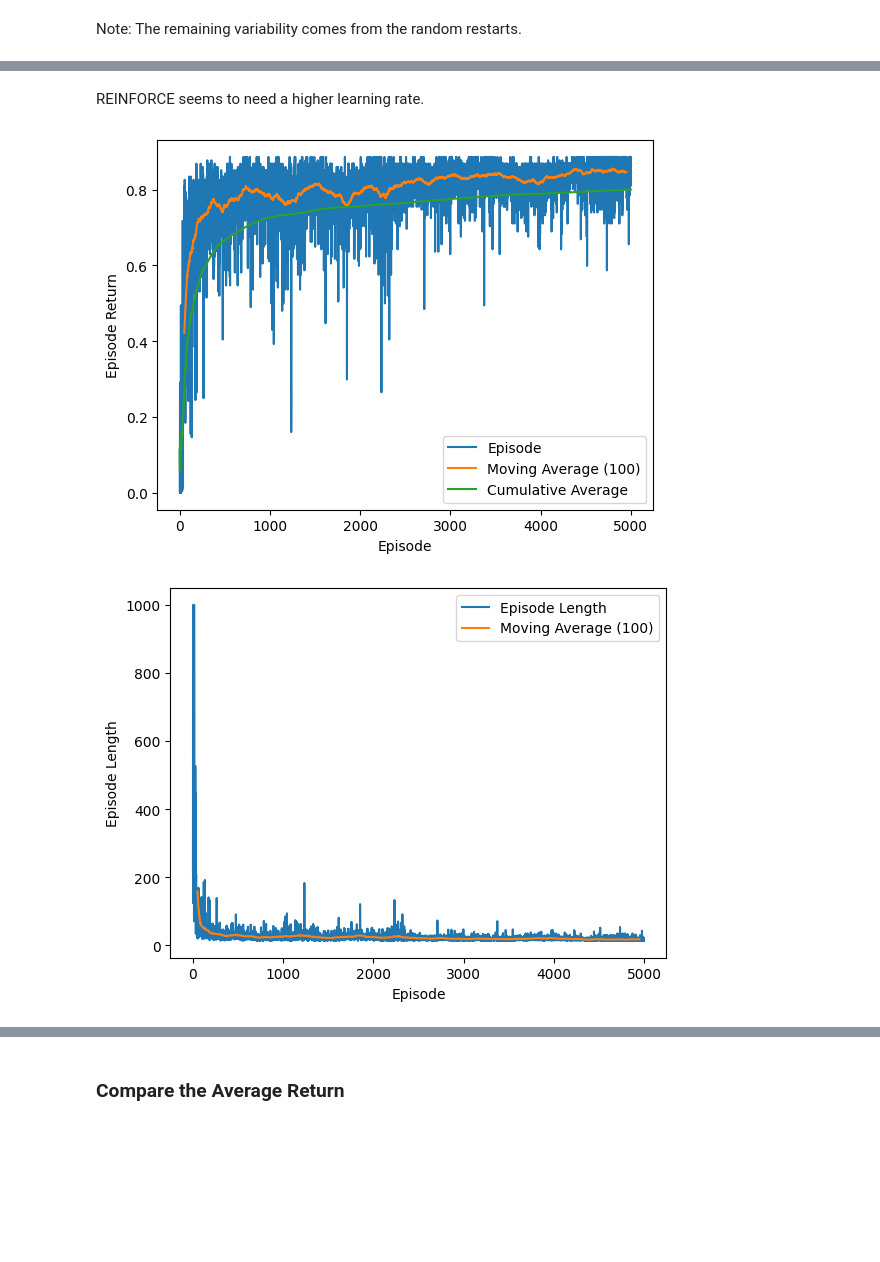
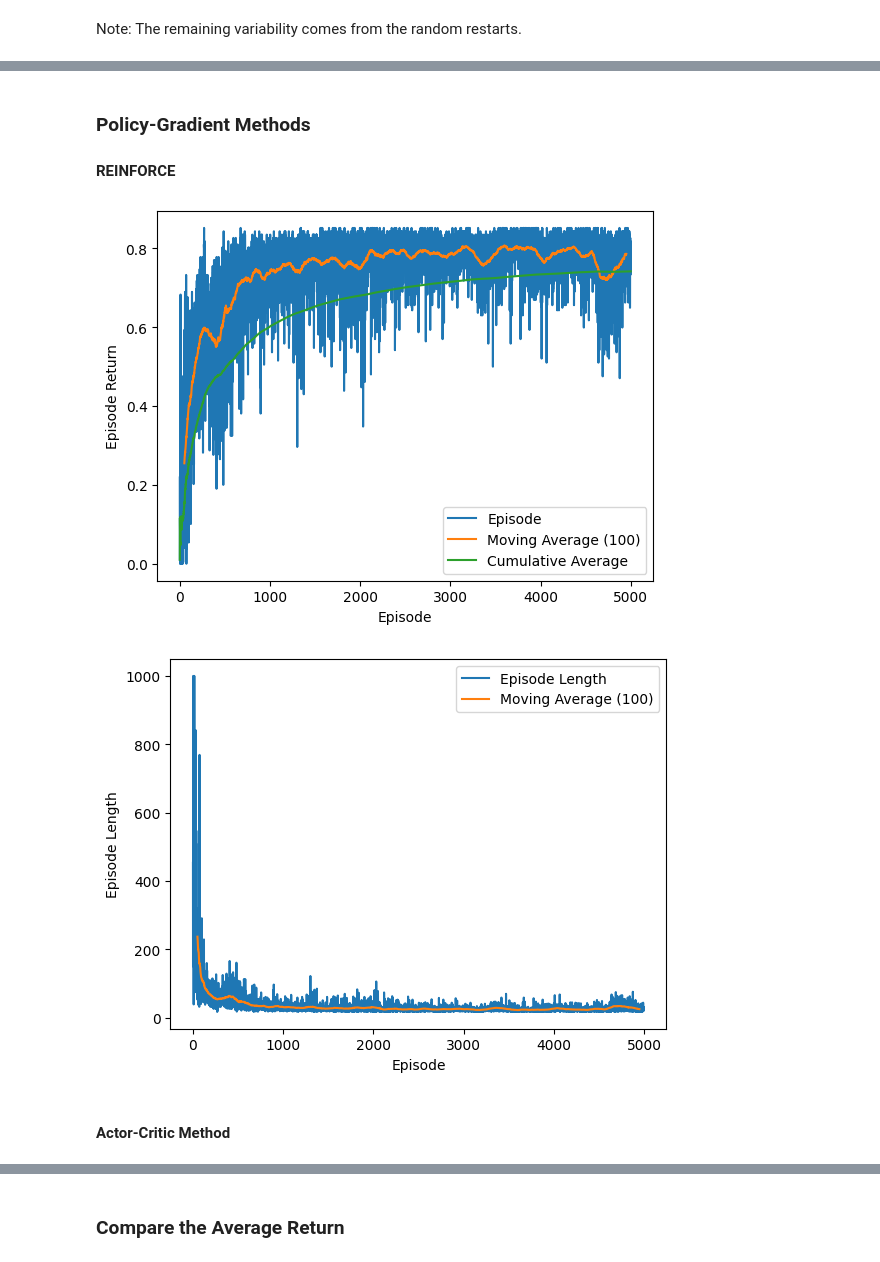
Before and after one commit to mhahsler/Introduction_to_Reinforcement_Learning, a Jupyter notebook: Policy_Gradient/L-Maze_Comparison.ipynb, the cells around one changed output, grey strips where cells are left out. Cells and saved outputs as stored; diff of their text form; code cells hidden in the pictures; blank space fills up the shorter version.

```diff
--- a/Policy_Gradient/L-Maze_Comparison.ipynb
+++ b/Policy_Gradient/L-Maze_Comparison.ipynb
@@ -69,7 +68,7 @@ We use:
 # %%
-from gym_classics.algorithms.temporal_difference_learning import Sarsa
+from gym_classics.algorithms.temporal_difference_learning import Sarsa_0
 
-Q, history = Sarsa(env, n=5000, discount=.99, alpha = 0.01, epsilon = eps_schedule, history = True)
+Q, history = Sarsa_0(env, n=5000, discount=.99, alpha = 0.01, epsilon = eps_schedule, history = True)
 
 plot_returns(history["returns"])
 plot_ep_lens(history["ep_lens"])
@@ -105,3 +103,6 @@ We use Fourier basis features with:
+# %%
+gym_env = gym.make('LMaze-v0', tabular=False)
+env = gym_env.unwrapped
 # %%
 from gym_classics.algorithms.linear_approximation import transformation_fourier_basis
 
@@ -109,4 +110,6 @@ trans_fb = transformation_fourier_basis(min = np.array([0,0]), max = env.dims, o
 
 # overwrite state_features for the semi-gradient Sarsa implementation with Fourier basis features
 def state_features(s, env):
-    return trans_fb(env.id2state(s))
+    return trans_fb(s)
+
+gym_classics.algorithms.linear_approximation.state_features = state_features
@@ -141,16 +147,19 @@ avg_ep_length["Semi-gradient Sarsa(lambda)"] = np.mean(history["ep_lens"])
 # %% [markdown]
-REINFORCE seems to need a higher learning rate.
+### Policy-Gradient Methods
+
+#### REINFORCE
 # %%
 from gym_classics.algorithms.policy_gradient_methods import REINFORCE
-gym_classics.algorithms.policy_gradient_methods.state_features = state_features
 
 theta, history = REINFORCE(env, n= 5000, gamma=.99, alpha = .01, history = True, verbose = False)
 
 plot_returns(history["returns"])
 plot_ep_lens(history["ep_lens"])
 
 avg_returns["REINFORCE alpha=.01"] = np.mean(history["returns"])
 avg_ep_length["REINFORCE alpha=.01"] = np.mean(history["ep_lens"])
 # %% [output]
-[figure, old version]
+[figure, new version]
-[figure, old version]
+[figure, new version]
+# %% [markdown]
+#### Actor-Critic Method
```
Also changed, not shown: parts of 18 cells of this notebook, 4 other files.
